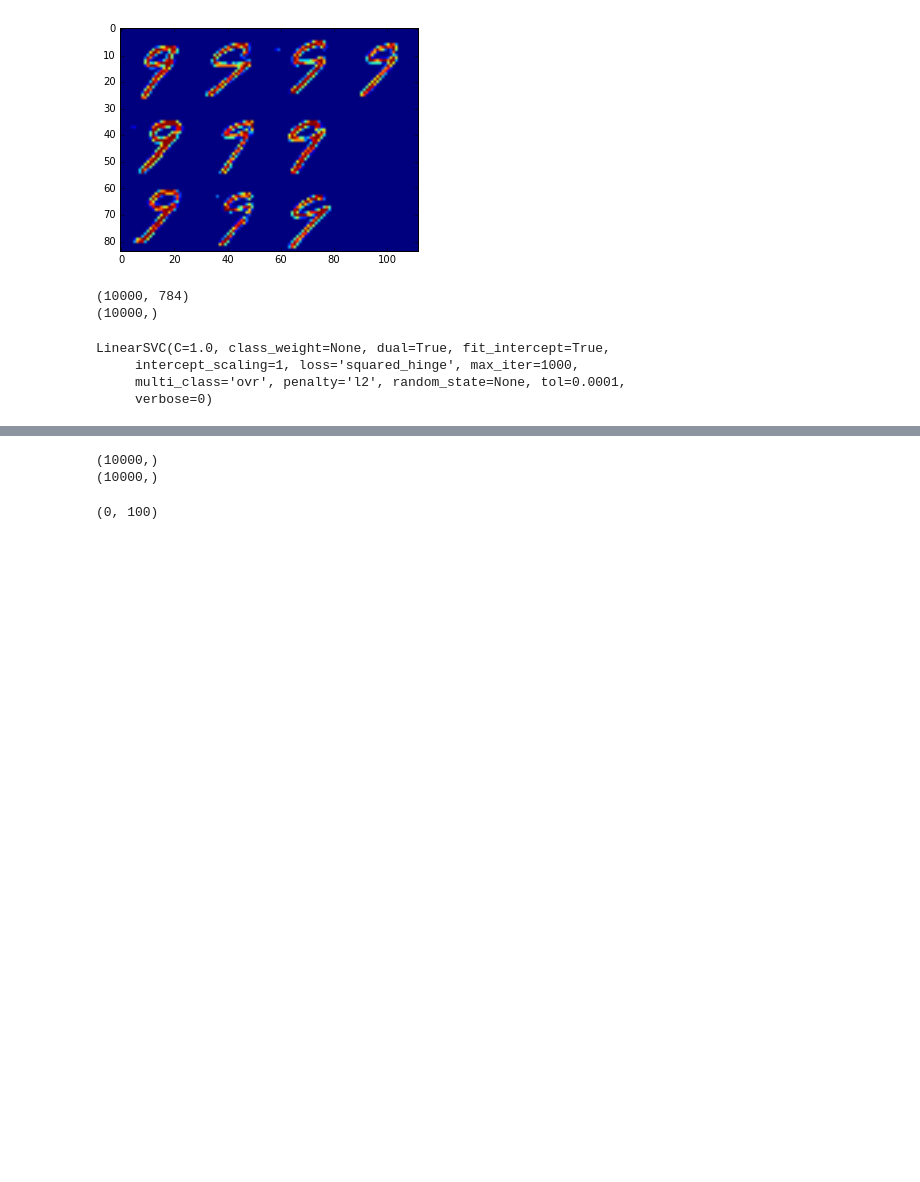
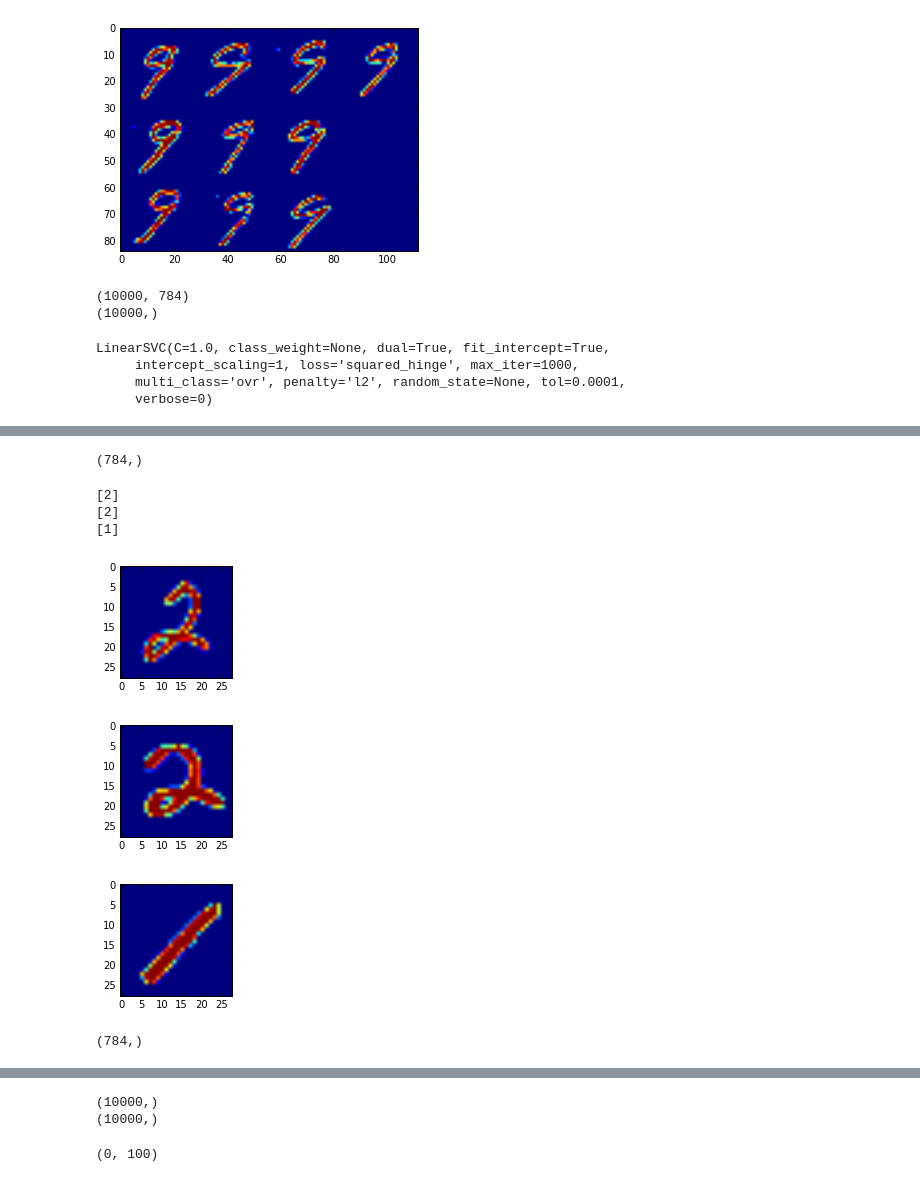
Before and after one commit to stevenchua/cs189, a Jupyter notebook: hw1/HW1Digits.ipynb, the cells around one changed output, grey strips where cells are left out. Drawn from its saved outputs; the diff is of its cells as text; code cells hidden in the pictures; blank space fills up the shorter version.

```diff
--- a/hw1/HW1Digits.ipynb
+++ b/hw1/HW1Digits.ipynb
@@ -130,0 +127,24 @@ NameError: name 'verify_train_subset' is not defined
+# %%
+shape(verify_train_subset[1])
+# %% [output]
+(784,)
+# %%
+def check_classifier(i):
+    fig, ax = subplots(figsize=(2,2))
+    ax.imshow(verify_train_subset[i].reshape((28,28)))
+    print clf.predict(verify_train_subset[i])
+# %%
+check_classifier(1)
+check_classifier(5)
+check_classifier(100)
+# %% [output]
+[2]
+[2]
+[1]
+[figure, added]
+[figure, added]
+[figure, added]
+# %%
+shape(verify_train_subset[1])
+# %% [output]
+(784,)
```
Also changed, not shown: parts of 16 cells of this notebook.
